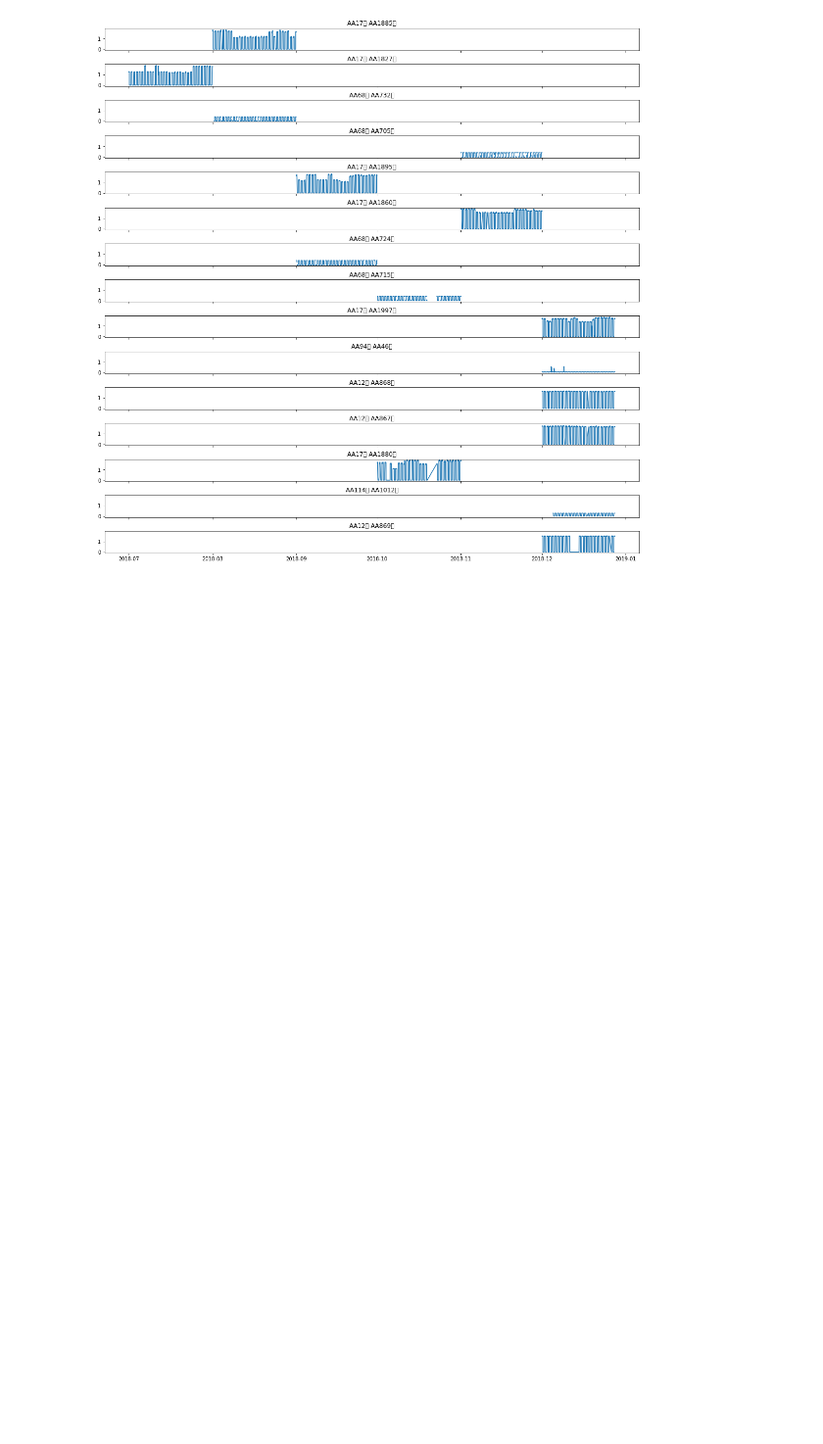
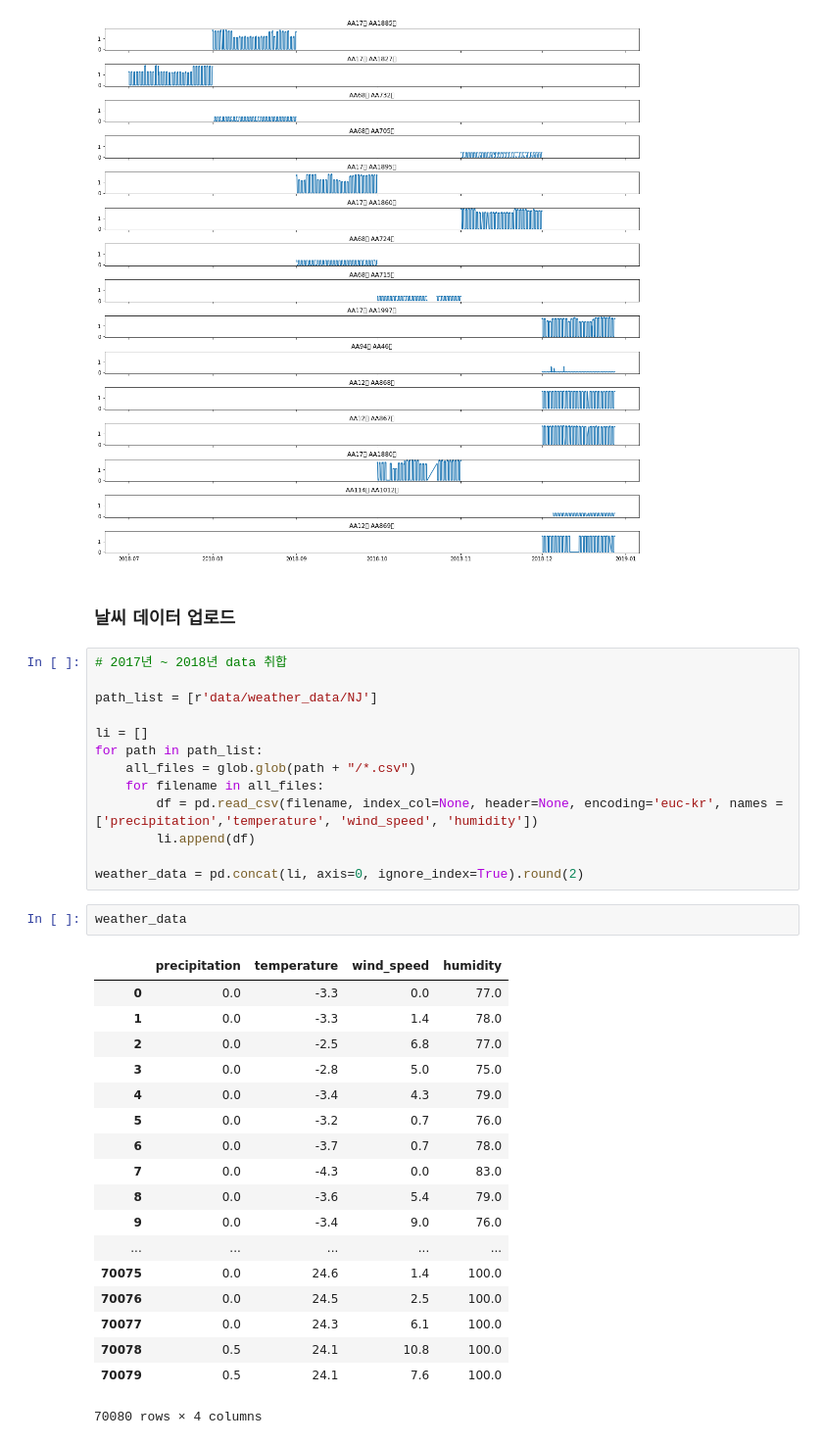
Before and after one commit to DeepHaeJoong/Federated-Learning, a Jupyter notebook: Data-EDA.ipynb, the cells around one changed output. Shown at 98% size. Cells and saved outputs as stored; diff of their text form; blank space fills up the shorter version.

```diff
--- a/Data-EDA.ipynb
+++ b/Data-EDA.ipynb
@@ -463,3 +472,39 @@ df_multiple_visualize(df_group_G, 15, 15, 15)
 # %% [output]
 ['AA17동 AA1885호', 'AA17동 AA1827호', 'AA68동 AA732호', 'AA68동 AA705호', 'AA17동 AA1895호', 'AA17동 AA1860호', 'AA68동 AA724호', 'AA68동 AA715호', 'AA17동 AA1997호', 'AA94동 AA46호', 'AA12동 AA868호', 'AA12동 AA867호', 'AA ...
 [figure]
+# %% [markdown]
+### 날씨 데이터 업로드
+# %%
+# 2017년 ~ 2018년 data 취합
+
+path_list = [r'data/weather_data/NJ']
+
+li = []
+for path in path_list:
+    all_files = glob.glob(path + "/*.csv")
+    for filename in all_files:
+        df = pd.read_csv(filename, index_col=None, header=None, encoding='euc-kr', names = ['precipitation','temperature', 'wind_speed', 'humidity'])
+        li.append(df)
+
+weather_data = pd.concat(li, axis=0, ignore_index=True).round(2)
+# %%
+weather_data
+# %% [output]
+|  | precipitation | temperature | wind_speed | humidity |
+| 0 | 0.0 | -3.3 | 0.0 | 77.0 |
+| 1 | 0.0 | -3.3 | 1.4 | 78.0 |
+| 2 | 0.0 | -2.5 | 6.8 | 77.0 |
+| 3 | 0.0 | -2.8 | 5.0 | 75.0 |
+| 4 | 0.0 | -3.4 | 4.3 | 79.0 |
+| 5 | 0.0 | -3.2 | 0.7 | 76.0 |
+| 6 | 0.0 | -3.7 | 0.7 | 78.0 |
+| 7 | 0.0 | -4.3 | 0.0 | 83.0 |
+| 8 | 0.0 | -3.6 | 5.4 | 79.0 |
+| 9 | 0.0 | -3.4 | 9.0 | 76.0 |
+| ... | ... | ... | ... | ... |
+| 70075 | 0.0 | 24.6 | 1.4 | 100.0 |
+| 70076 | 0.0 | 24.5 | 2.5 | 100.0 |
+| 70077 | 0.0 | 24.3 | 6.1 | 100.0 |
+| 70078 | 0.5 | 24.1 | 10.8 | 100.0 |
+| 70079 | 0.5 | 24.1 | 7.6 | 100.0 |
+70080 rows × 4 columns
```
Also changed, not shown: parts of 2 cells of this notebook, 10 other files.
